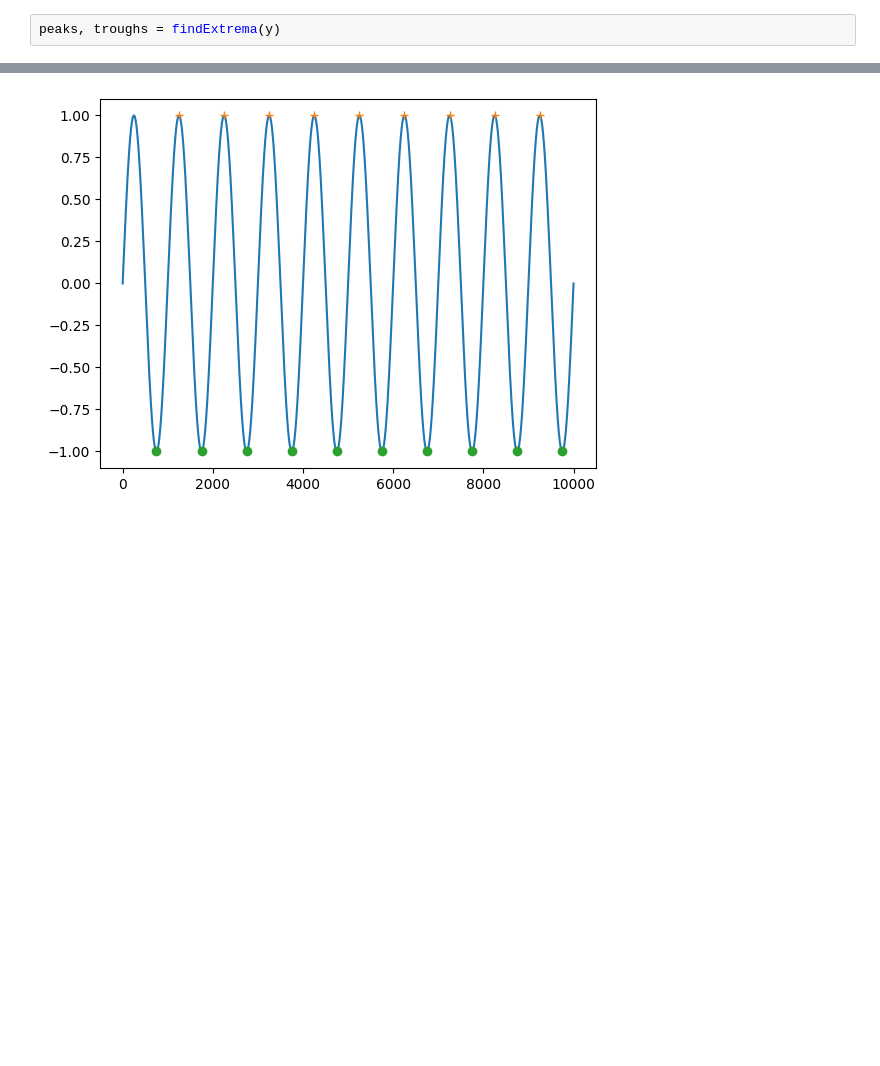
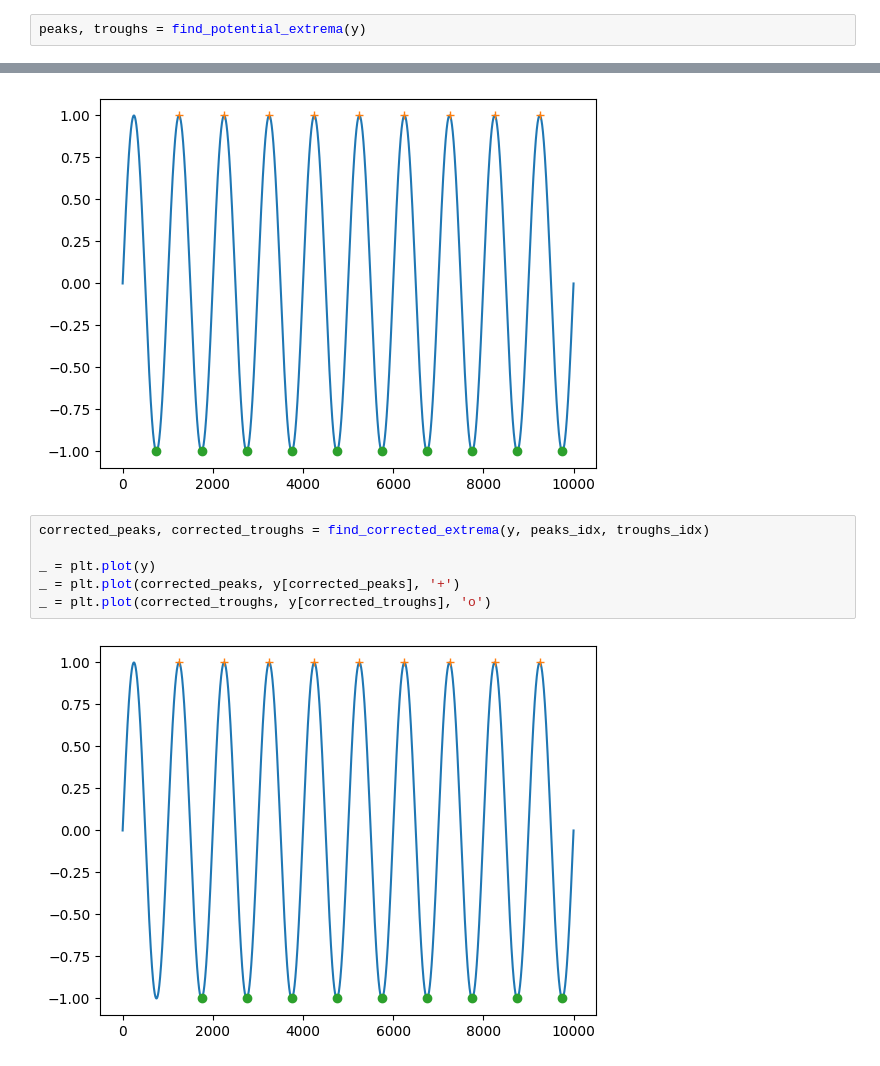
Before and after one commit to Rima-ag/breathmetrics-python, a Jupyter notebook: test.ipynb, the cells around one changed output, grey strips where cells are left out. Drawn from its saved outputs; the diff is of its cells as text; blank space fills up the shorter version.

Commit message:
[feat] correct extrema

```diff
--- a/test.ipynb
+++ b/test.ipynb
@@ -12,7 +12,7 @@ _ = plt.plot(x, y)
 # %% [output]
 [figure]
 # %%
-peaks, troughs = findExtrema(y)
+peaks, troughs = find_potential_extrema(y)
 # %%
 peaks_idx, troughs_idx = PWCT(peaks, troughs)
 # %%
@@ -21,3 +21,11 @@ _ = plt.plot(peaks_idx, y[peaks_idx], '+')
 _ = plt.plot(troughs_idx, y[troughs_idx], 'o')
 # %% [output]
 [figure]
+# %%
+corrected_peaks, corrected_troughs = find_corrected_extrema(y, peaks_idx, troughs_idx)
+
+_ = plt.plot(y)
+_ = plt.plot(corrected_peaks, y[corrected_peaks], '+')
+_ = plt.plot(corrected_troughs, y[corrected_troughs], 'o')
+# %% [output]
+[figure, added]
```
Also changed, not shown: parts of 4 cells of this notebook, 1 other file.
